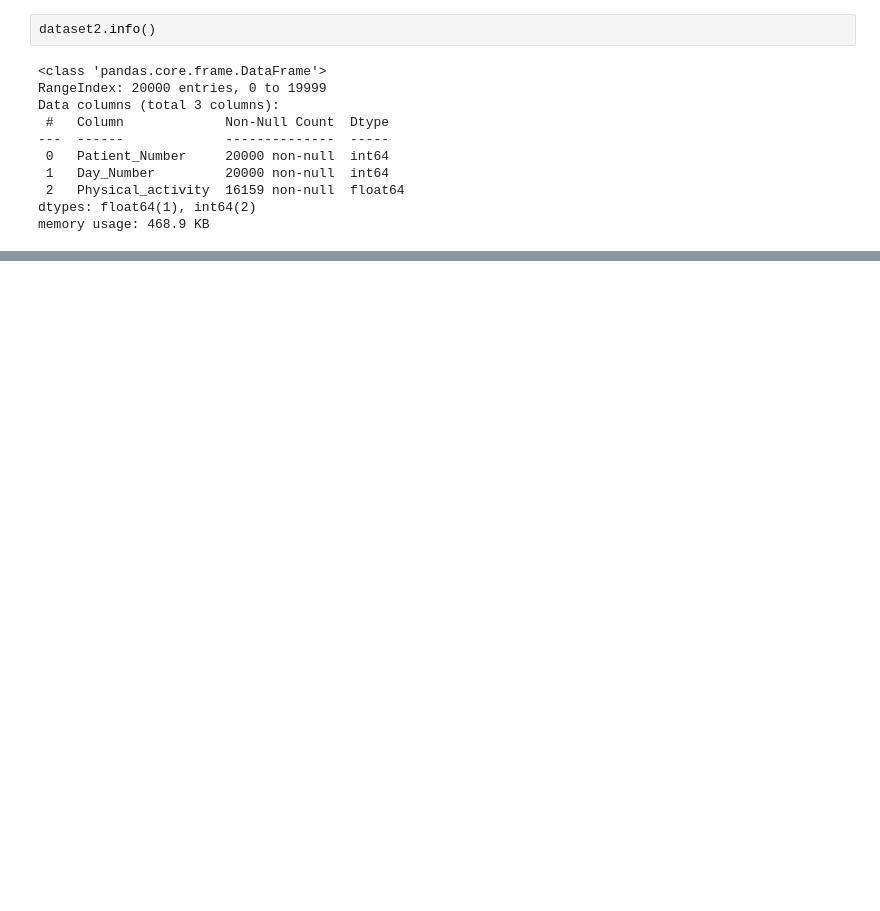
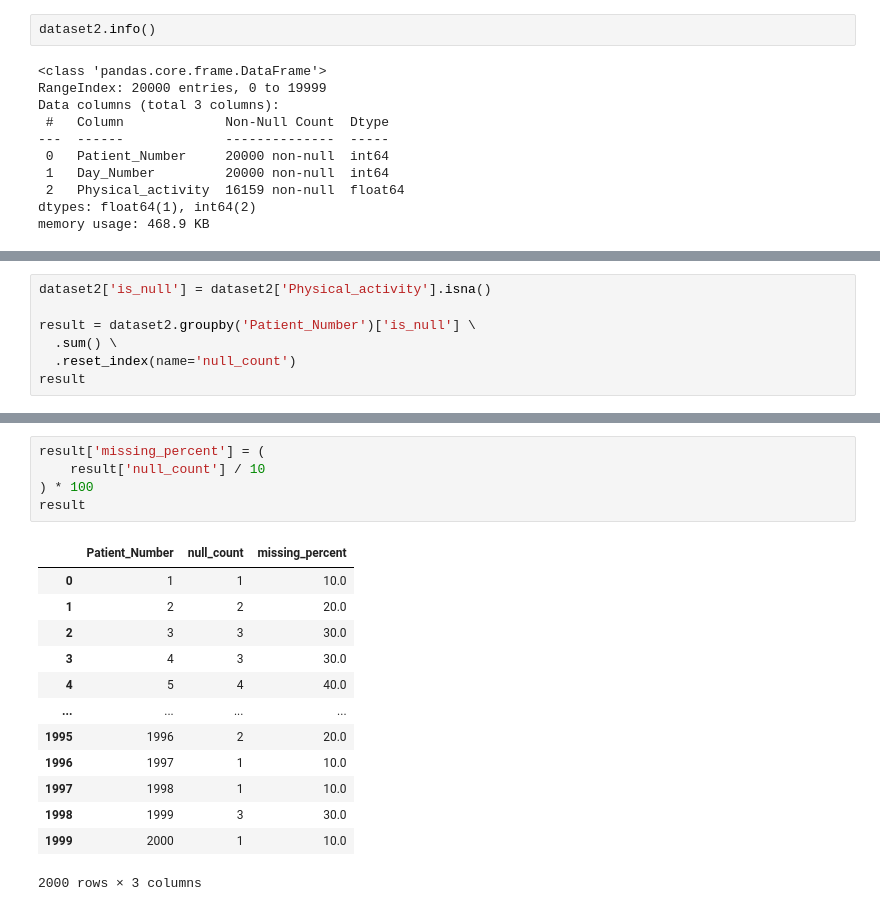
Before and after one commit to vishaltechevangelist/HealthDAX, a Jupyter notebook: notebooks/explore-dataset.ipynb, the cells around one changed output, grey strips where cells are left out. Drawn from its saved outputs; the diff is of its cells as text; blank space fills up the shorter version.

```diff
--- a/notebooks/explore-dataset.ipynb
+++ b/notebooks/explore-dataset.ipynb
@@ -144,0 +315,7 @@ plt.
+# %%
+dataset2['is_null'] = dataset2['Physical_activity'].isna()
+
+result = dataset2.groupby('Patient_Number')['is_null'] \
+  .sum() \
+  .reset_index(name='null_count')
+result
@@ -144,0 +336,19 @@ plt.
+# %%
+result['missing_percent'] = (
+    result['null_count'] / 10
+) * 100
+result
+# %% [output]
+|  | Patient_Number | null_count | missing_percent |
+| 0 | 1 | 1 | 10.0 |
+| 1 | 2 | 2 | 20.0 |
+| 2 | 3 | 3 | 30.0 |
+| 3 | 4 | 3 | 30.0 |
+| 4 | 5 | 4 | 40.0 |
+| ... | ... | ... | ... |
+| 1995 | 1996 | 2 | 20.0 |
+| 1996 | 1997 | 1 | 10.0 |
+| 1997 | 1998 | 1 | 10.0 |
+| 1998 | 1999 | 3 | 30.0 |
+| 1999 | 2000 | 1 | 10.0 |
+2000 rows × 3 columns
```
Also changed, not shown: parts of 34 cells of this notebook, 1 other file.
